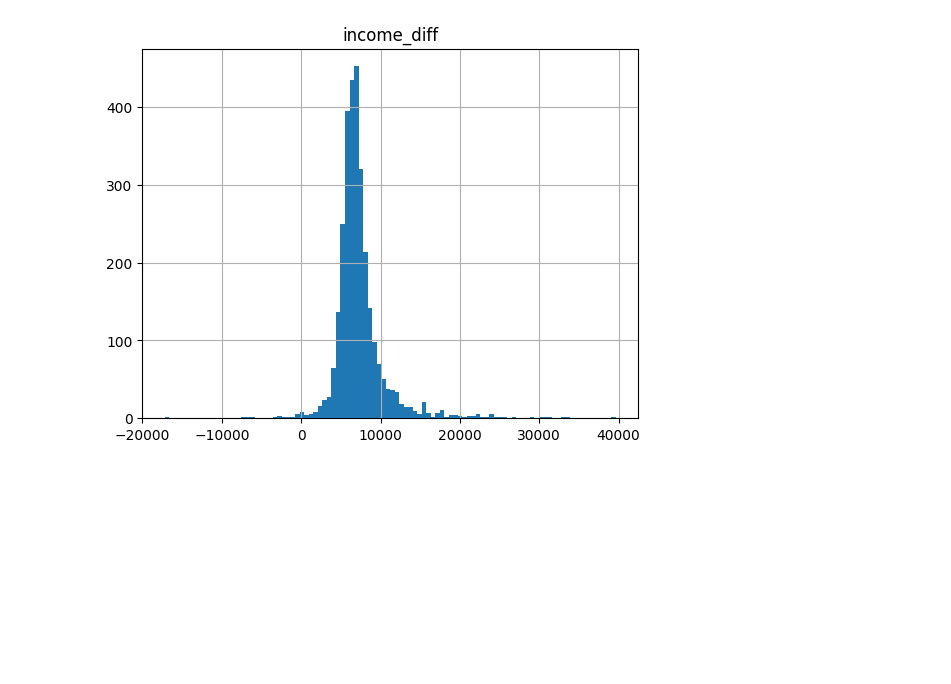
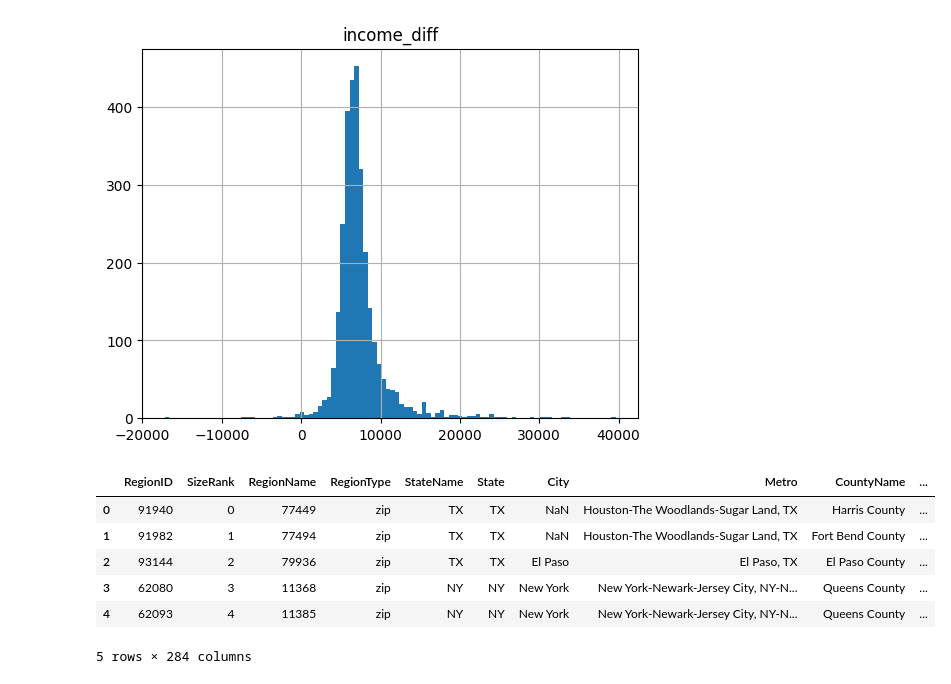
Before and after one commit to Ministry-of-Product/opscore, a Jupyter notebook: education-income-explore.ipynb, the cells around one changed output. Saved outputs shown, nothing was run; the diff lists cells and outputs as text; code cells hidden in the pictures; blank space fills up the shorter version.

```diff
--- a/education-income-explore.ipynb
+++ b/education-income-explore.ipynb
@@ -59,3 +76,50 @@ array([[<AxesSubplot: title={'center': 'income_diff'}>]], dtype=object)
 # %%
 # Some areas did go down, and we had some very wealthy areas where it shot up.
 # Can we coorilate that house prices went up or down in response to income level?
+# %%
+#load the  housing data
+#housedata = pd.read_csv("Neighborhood_zhvi_uc_sfrcondo_tier_0.33_0.67_sm_sa_month.csv")
+housedata = pd.read_csv("Zip_zhvi_uc_sfrcondo_tier_0.33_0.67_sm_sa_month.csv")
+# %%
+#Next time figure out the Compount Agregage https://www.investopedia.com/terms/c/cagr.asp
+#Turn the strings into dates python function date, then subtract the dates and figure out how many years
+from datetime import date
+def num_years(begin_date :date, end_date :date) -> int :
+    if(begin_date > end_date) :
+        date_diff = begin_date - end_date
+    else :
+        date_diff = end_date - begin_date
+
+    return date_diff.days/365
+# %%
+date_columns = [col for col in housedata.columns if col.startswith('20')]
+
+def cagr(begin_value, end_value, years) -> int : #next time use 3.9 so we can use more type safety
+    if(begin_value == 0) :
+        return 0
+    if(years == 0):
+        return 0
+    return (((end_value/begin_value)**(1/years))-1) * 100
+
+#Loop through all the rows and get the CAGR
+from datetime import datetime
+def cagr_limits(series: pd.Series, date_columns: list = date_columns) -> tuple : #next time use 3.9 so we can use more type safety
+    first_entry = series[date_columns].dropna().index[0]
+    last_entry = series[date_columns].dropna().index[-1]
+    date_diff = num_years(datetime.strptime(first_entry, '%Y-%m-%d'), datetime.strptime(last_entry, '%Y-%m-%d'))
+    first_value = series[first_entry]
+    last_value = series[last_entry]
+    result = cagr(first_value, last_value, date_diff)
+#    print("City {}, CAGR {}, Start Date {}, Start Value {}, End Date {}, End Value {}".format("City", result, first_entry, first_value, last_entry, last_value))
+    return result
+# %%
+housedata["CAGR"] = housedata.apply(cagr_limits, axis = 1)
+housedata.head()
+# %% [output]
+|  | RegionID | SizeRank | RegionName | RegionType | StateName | State | City | Metro | CountyName | ... |
+| 0 | 91940 | 0 | 77449 | zip | TX | TX | NaN | Houston-The Woodlands-Sugar Land, TX | Harris County | ... |
+| 1 | 91982 | 1 | 77494 | zip | TX | TX | NaN | Houston-The Woodlands-Sugar Land, TX | Fort Bend County | ... |
+| 2 | 93144 | 2 | 79936 | zip | TX | TX | El Paso | El Paso, TX | El Paso County | ... |
+| 3 | 62080 | 3 | 11368 | zip | NY | NY | New York | New York-Newark-Jersey City, NY-N... | Queens County | ... |
+| 4 | 62093 | 4 | 11385 | zip | NY | NY | New York | New York-Newark-Jersey City, NY-N... | Queens County | ... |
+5 rows × 284 columns
```
Also changed, not shown: parts of 23 cells of this notebook.
